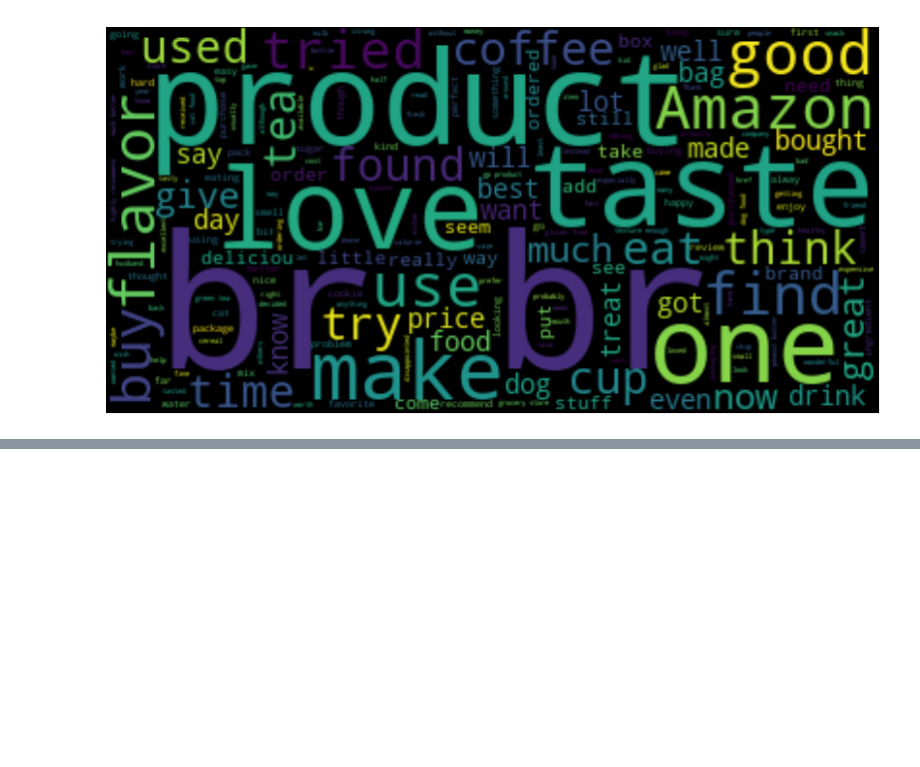
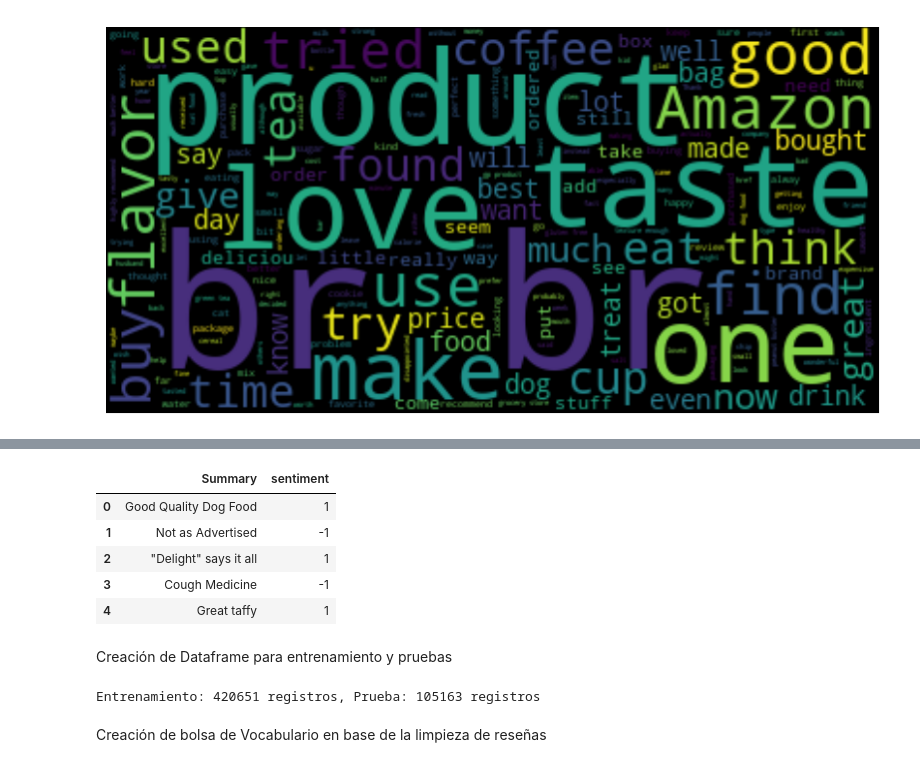
Before and after one commit to spamella04/InteligenciadeNegocios2024, a Jupyter notebook: Clase práctica 1 - 2do corte/Clase práctica - text analysis and data mining.ipynb, the cells around one changed output, grey strips where cells are left out. Cells and saved outputs as stored; diff of their text form; code cells hidden in the pictures; blank space fills up the shorter version.

```diff
--- a/Clase práctica 1 - 2do corte/Clase práctica - text analysis and data mining.ipynb
+++ b/Clase práctica 1 - 2do corte/Clase práctica - text analysis and data mining.ipynb
@@ -120,0 +173,14 @@ negative_wordcloud(df_filtered,'Text','sentiment')
+# %%
+#Separación del dataframe en un nuevo set de datos únicamente con summary y sentiment
+
+df_cleaned = df_filtered[['Summary', 'sentiment']].copy()
+df_cleaned.head()
+# %% [output]
+|  | Summary | sentiment |
+| 0 | Good Quality Dog Food | 1 |
+| 1 | Not as Advertised | -1 |
+| 2 | "Delight" says it all | 1 |
+| 3 | Cough Medicine | -1 |
+| 4 | Great taffy | 1 |
+# %% [markdown]
+Creación de Dataframe para entrenamiento y pruebas
@@ -120,0 +189,7 @@ negative_wordcloud(df_filtered,'Text','sentiment')
+# %%
+X_train, X_test, y_train, y_test = train_test_split(df_cleaned['cleaned_summary'], df_cleaned['sentiment'],
+                                                    test_size=0.2, random_state=42)
+
+print(f"Entrenamiento: {len(X_train)} registros, Prueba: {len(X_test)} registros")
+# %% [output]
+Entrenamiento: 420651 registros, Prueba: 105163 registros
@@ -120,0 +205,2 @@ negative_wordcloud(df_filtered,'Text','sentiment')
+# %% [markdown]
+Creación de bolsa de Vocabulario en base de la limpieza de reseñas
```
Also changed, not shown: parts of 12 cells of this notebook.
